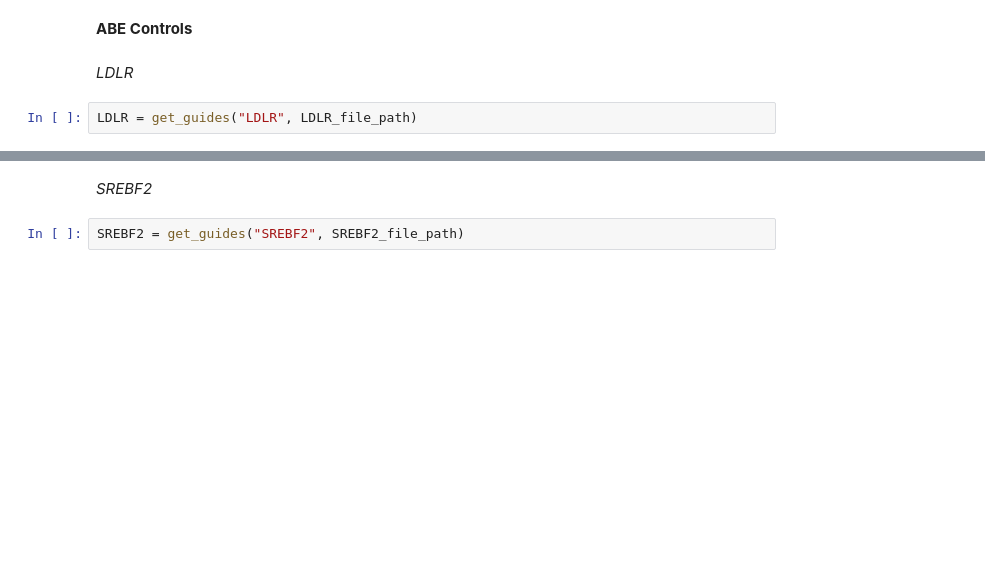
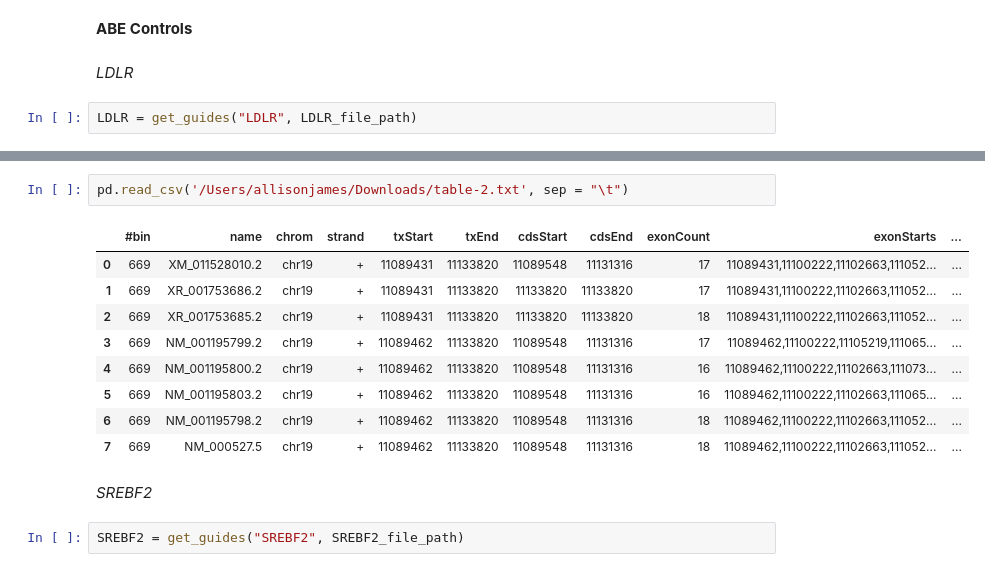
Before and after one commit to allison-james/Cholesterol_BE_guides, a Jupyter notebook: BE_guides_master_table.ipynb, the cells around one changed output, grey strips where cells are left out. Saved outputs shown, nothing was run; the diff lists cells and outputs as text; blank space fills up the shorter version.

```diff
--- a/BE_guides_master_table.ipynb
+++ b/BE_guides_master_table.ipynb
@@ -115,3 +121,15 @@ LDLR
+# %%
+pd.read_csv('/Users/allisonjames/Downloads/table-2.txt', sep = "\t")
+# %% [output]
+|  | #bin | name | chrom | strand | txStart | txEnd | cdsStart | cdsEnd | exonCount | exonStarts | ... |
+| 0 | 669 | XM_011528010.2 | chr19 | + | 11089431 | 11133820 | 11089548 | 11131316 | 17 | 11089431,11100222,11102663,111052... | ... |
+| 1 | 669 | XR_001753686.2 | chr19 | + | 11089431 | 11133820 | 11133820 | 11133820 | 17 | 11089431,11100222,11102663,111052... | ... |
+| 2 | 669 | XR_001753685.2 | chr19 | + | 11089431 | 11133820 | 11133820 | 11133820 | 18 | 11089431,11100222,11102663,111052... | ... |
+| 3 | 669 | NM_001195799.2 | chr19 | + | 11089462 | 11133820 | 11089548 | 11131316 | 17 | 11089462,11100222,11105219,111065... | ... |
+| 4 | 669 | NM_001195800.2 | chr19 | + | 11089462 | 11133820 | 11089548 | 11131316 | 16 | 11089462,11100222,11102663,111073... | ... |
+| 5 | 669 | NM_001195803.2 | chr19 | + | 11089462 | 11133820 | 11089548 | 11131316 | 16 | 11089462,11100222,11102663,111065... | ... |
+| 6 | 669 | NM_001195798.2 | chr19 | + | 11089462 | 11133820 | 11089548 | 11131316 | 18 | 11089462,11100222,11102663,111052... | ... |
+| 7 | 669 | NM_000527.5 | chr19 | + | 11089462 | 11133820 | 11089548 | 11131316 | 18 | 11089462,11100222,11102663,111052... | ... |
 # %% [markdown]
 *SREBF2*
 # %%
```
Also changed, not shown: parts of 6 cells of this notebook.
